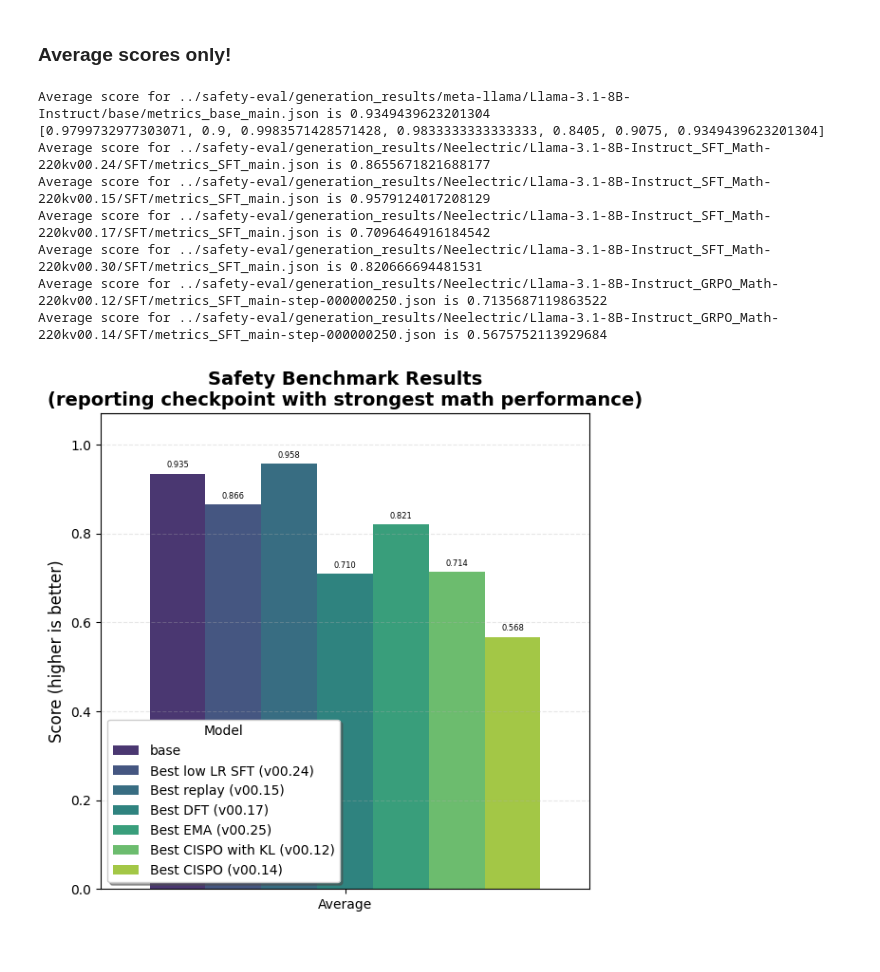
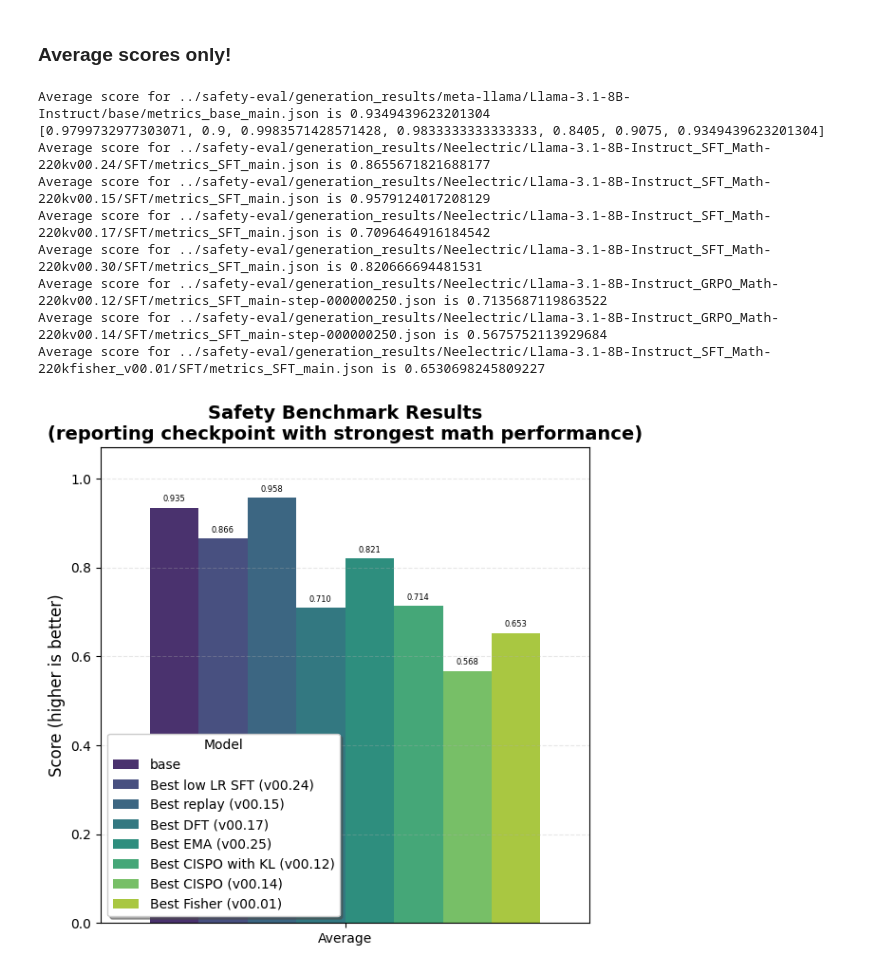
Before and after one commit to Neelectric/open-r1_safety, a Jupyter notebook: data_viz/prep_paper_data_viz.ipynb, the cells around one changed output. Drawn from its saved outputs; the diff is of its cells as text; code cells hidden in the pictures.

```diff
--- a/data_viz/prep_paper_data_viz.ipynb
+++ b/data_viz/prep_paper_data_viz.ipynb
@@ -991,42 +991,48 @@ best_cispo_path = root_file_path + "Neelectric/Llama-3.1-8B-Instruct_GRPO_Math-2
 best_cispo_values = retrieve_results(results_json_path=best_cispo_path, benchmark_configs=safety_benchmark_configs, compute_mean=True)
 best_cispo_values_avg = [best_cispo_values[-1]]
 
+## here we will have best static Fisher
+best_static_fisher_path = "../safety-eval/generation_results/Neelectric/Llama-3.1-8B-Instruct_SFT_Math-220kfisher_v00.01/SFT/metrics_SFT_main.json"
+best_static_fisher_values = retrieve_results(results_json_path=best_static_fisher_path, benchmark_configs=safety_benchmark_configs, compute_mean=True)
+best_static_fisher_values_avg = [best_static_fisher_values[-1]]
+
 benchmarks = ["Average"]
 
 # now we put into a dataframe and plot
-n = 7
+n = 1 + 7
 df = pd.DataFrame({
     'Benchmark': benchmarks * n,
-    'Value': base_values_avg + low_lr_values_avg + best_replay_values_avg + best_dft_values_avg + best_ema_values_avg + best_cispo_kl_values_avg + best_cispo_values_avg,
-    'Model': ['base'] * len(benchmarks) + ['Best low LR SFT (v00.24)'] * len(benchmarks) + ['Best replay (v00.15)'] * len(benchmarks) + ['Best DFT (v00.17)'] * len(benchmarks) + ['Best EMA (v00.25)'] * len(benchmarks) + ['Best CISPO with KL (v00.12)'] * len(benchmarks) + ['Best CISPO (v00.14)'] * len(benchmarks)
+    'Value': base_values_avg + low_lr_values_avg + best_replay_values_avg + best_dft_values_avg + best_ema_values_avg + best_cispo_kl_values_avg + best_cispo_values_avg + best_static_fisher_values_avg,
+    'Model': ['base'] * len(benchmarks) + ['Best low LR SFT (v00.24)'] * len(benchmarks) + ['Best replay (v00.15)'] * len(benchmarks) + ['Best DFT (v00.17)'] * len(benchmarks) + ['Best EMA (v00.25)'] * len(benchmarks) + ['Best CISPO with KL (v00.12)'] * len(benchmarks) + ['Best CISPO (v00.14)'] * len(benchmarks) + ['Best Fisher (v00.01)'] * len(benchmarks)
 })
 
 fig, ax = plt.subplots(figsize=(6, 6))
 palette = sns.color_palette("viridis", n)
 bars = sns.barplot(data=df, x='Benchmark', y='Value', hue='Model', ax=ax, palette=palette)
 
 # again we add value labels on top of bars
 for container in ax.containers:
     ax.bar_label(container, fmt='%.3f', padding=3, fontsize=6)
 
 ax.set_xlabel('')
 ax.set_ylabel('Score (higher is better)', fontsize=12)
 ax.set_title('Safety Benchmark Results\n(reporting checkpoint with strongest math performance)', fontsize=14, fontweight='bold')
 ax.legend(title='Model', frameon=True, fancybox=True, shadow=True)
 ax.grid(axis='y', alpha=0.3, linestyle='--')
 
 # trying to give room for labels
 ax.set_ylim(0, 1 * 1.07)
 
 plt.tight_layout()
 plt.show()
 # %% [output]
 Average score for ../safety-eval/generation_results/meta-llama/Llama-3.1-8B-Instruct/base/metrics_base_main.json is 0.9349439623201304
 [0.9799732977303071, 0.9, 0.9983571428571428, 0.9833333333333333, 0.8405, 0.9075, 0.9349439623201304]
 Average score for ../safety-eval/generation_results/Neelectric/Llama-3.1-8B-Instruct_SFT_Math-220kv00.24/SFT/metrics_SFT_main.json is 0.8655671821688177
 Average score for ../safety-eval/generation_results/Neelectric/Llama-3.1-8B-Instruct_SFT_Math-220kv00.15/SFT/metrics_SFT_main.json is 0.9579124017208129
 Average score for ../safety-eval/generation_results/Neelectric/Llama-3.1-8B-Instruct_SFT_Math-220kv00.17/SFT/metrics_SFT_main.json is 0.7096464916184542
 Average score for ../safety-eval/generation_results/Neelectric/Llama-3.1-8B-Instruct_SFT_Math-220kv00.30/SFT/metrics_SFT_main.json is 0.820666694481531
 Average score for ../safety-eval/generation_results/Neelectric/Llama-3.1-8B-Instruct_GRPO_Math-220kv00.12/SFT/metrics_SFT_main-step-000000250.json is 0.7135687119863522
 Average score for ../safety-eval/generation_results/Neelectric/Llama-3.1-8B-Instruct_GRPO_Math-220kv00.14/SFT/metrics_SFT_main-step-000000250.json is 0.5675752113929684
+Average score for ../safety-eval/generation_results/Neelectric/Llama-3.1-8B-Instruct_SFT_Math-220kfisher_v00.01/SFT/metrics_SFT_main.json is 0.6530698245809227
-[figure, old version]
+[figure, new version]
```
Also changed, not shown: 2 other files.
